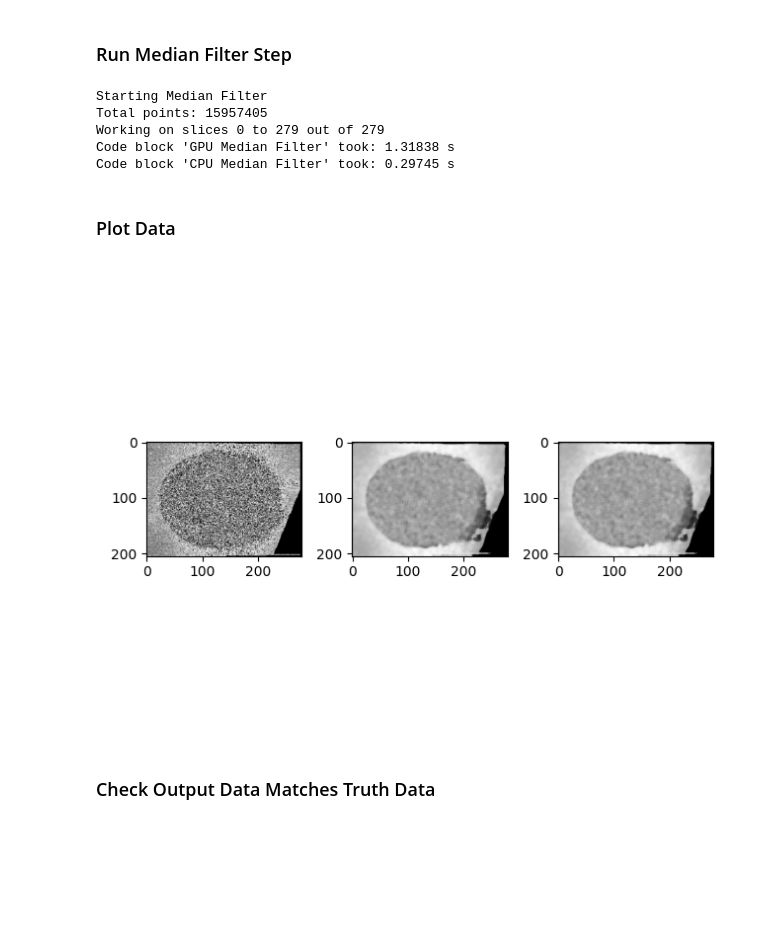
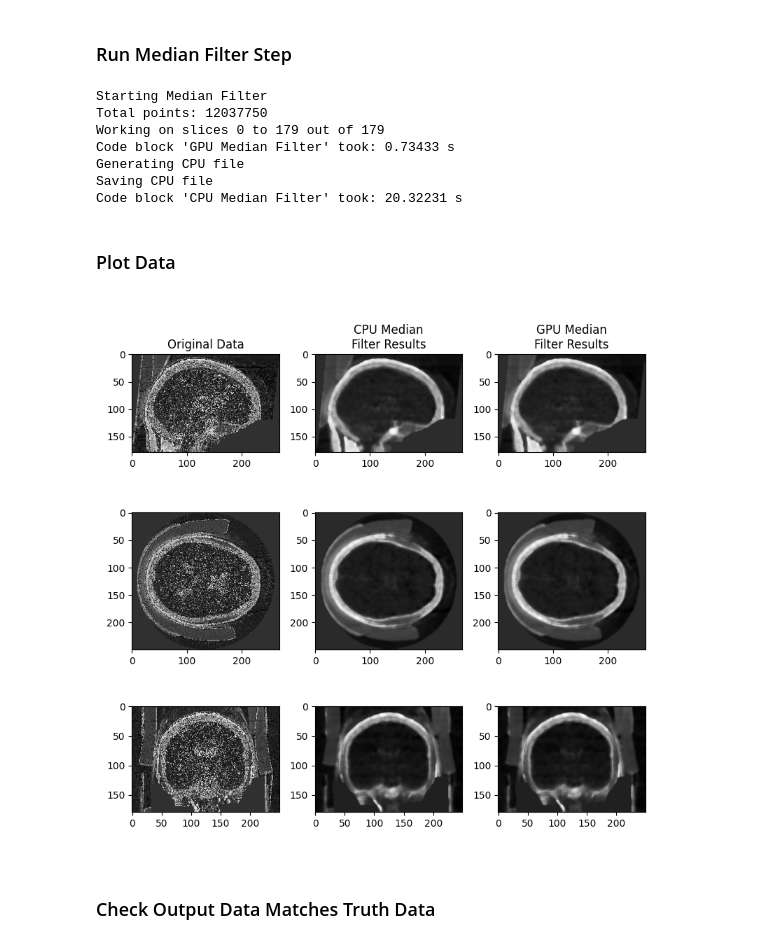
Before and after one commit to ProteusMRIgHIFU/BabelBrain, a Jupyter notebook: BabelBrain/GPUMedianFilter/testmedian.ipynb, the cells around one changed output. Cells and saved outputs as stored; diff of their text form; code cells hidden in the pictures; blank space fills up the shorter version.

```diff
--- a/BabelBrain/GPUMedianFilter/testmedian.ipynb
+++ b/BabelBrain/GPUMedianFilter/testmedian.ipynb
@@ -34,7 +43,7 @@ Selecting device:  gfx1030
 # %% [markdown]
 ### Load Input Data
 # %%
-fname = 'D:/acoreas/BabelBrain_Test_Data/SDR_0p55/T1W.nii.gz'
+fname = 'C:/Users/alanc/Documents/NeuroFUS/BabelBrain_Test_Data/SDR_0p55/CT.nii.gz'
 base_name,_ = os.path.splitext(os.path.splitext(fname)[0])
 nifti=nibabel.load(fname)
 data=np.ascontiguousarray(nifti.get_fdata().astype(np.uint8))
@@ -58,10 +91,18 @@ output_nifti = nifti1.Nifti1Image(output_data,T1W_affine_upscaled)
 # %% [markdown]
 ### Run Resample Step
 # %%
-resampled_fname = base_name + f"_{spatial_step}.nii.gz"
+# Set resample order and mode (default is 3 and 'constant')
+order = 0
+mode = 'constant' #'nearest'
+
+resampled_fname = base_name + f"_resampled_CPU_mode_{mode}_order_{order}_spatial_step_{spatial_step_text}.nii.gz"
 if os.path.exists(resampled_fname):
+    print('Reloading file')
     resampled_data = np.ascontiguousarray(nibabel.load(resampled_fname).get_fdata().astype(np.uint8))
 else:
-    resampled_nifti = processing.resample_from_to(nifti,output_nifti,mode='constant',order=0,cval=data.min()) # Truth method
+    print('Generating file')
+    resampled_nifti = processing.resample_from_to(nifti,output_nifti,mode=mode,order=order,cval=data.min()) # Truth method
+    print('Saving file')
     nibabel.save(resampled_nifti,resampled_fname)
+    print('Reloading file')
     resampled_data=np.ascontiguousarray(resampled_nifti.get_fdata().astype(np.uint8))
@@ -68,41 +111,67 @@ else:
 # %% [markdown]
 ### Run Median Filter Step
 # %%
+# Set median filter size
+sf=7
+
 with CodeTimer("GPU Median Filter", unit="s"):
-    data_mf_gpu=MedianFilter.MedianFilter(resampled_data,7,GPUBackend=GPUBackend)
+    data_median_filter_gpu=MedianFilter.MedianFilter(resampled_data,sf,GPUBackend=GPUBackend)
 
 with CodeTimer("CPU Median Filter", unit="s"):
-    mf_truth_fname = base_name + f"_mf_truth_{spatial_step}.nii.gz"
+    mf_truth_fname = base_name + f"_median_filter_CPU_mode_{mode}_order_{order}_size_{sf}_spatial_step_{spatial_step_text}.nii.gz"
     if os.path.exists(mf_truth_fname):
-        data_mf_cpu = nibabel.load(mf_truth_fname).get_fdata()
+        print("Reloading CPU file")
+        data_median_filter_cpu = nibabel.load(mf_truth_fname).get_fdata()
     else:
-        data_mf_cpu=median_filter(resampled_data,7)
-        nifti_mf_cpu = nibabel.Nifti1Image(data_mf_cpu,T1W_affine_upscaled)
+        print('Generating CPU file')
+        data_median_filter_cpu=median_filter(resampled_data,sf)
+        nifti_mf_cpu = nibabel.Nifti1Image(data_median_filter_cpu,affine_upscaled)
+        print('Saving CPU file')
         nibabel.save(nifti_mf_cpu,mf_truth_fname)
 
-if data_mf_gpu.size != data_mf_cpu.size:
-    print(f"Array sizes don't match: {data_mf_gpu.size} vs {data_mf_cpu.size}")
-if data_mf_gpu.size == 0:
+if data_median_filter_gpu.size != data_median_filter_cpu.size:
+    print(f"Array sizes don't match: {data_median_filter_gpu.size} vs {data_median_filter_cpu.size}")
+if data_median_filter_gpu.size == 0:
     print("Arrays are empty")
+if data_median_filter_gpu.size == data_median_filter_cpu.dtype:
+    print("Arrays have different dtypes, changing them to match")
+    data_median_filter_gpu.astype(data_median_filter_cpu.dtype)
 # %% [output]
 Starting Median Filter
-Total points: 15957405
-Working on slices 0 to 279 out of 279
-Code block 'GPU Median Filter' took: 1.31838 s
-Code block 'CPU Median Filter' took: 0.29745 s
+Total points: 12037750
+Working on slices 0 to 179 out of 179
+Code block 'GPU Median Filter' took: 0.73433 s
+Generating CPU file
+Saving CPU file
+Code block 'CPU Median Filter' took: 20.32231 s
 # %% [markdown]
 ### Plot Data
 # %%
-plt.figure()
-plt.subplot(1,3,1)
-plt.imshow(resampled_data[:,:,resampled_data.shape[2]//2], cmap='gray')
-plt.subplot(1,3,2)
-plt.imshow(data_mf_cpu[:,:,data_mf_cpu.shape[2]//2], cmap='gray')
-plt.subplot(1,3,3)
-plt.imshow(data_mf_gpu[:,:,data_mf_gpu.shape[2]//2], cmap='gray')
+fig, axs = plt.subplots(3, 3, figsize=(8, 8))
+
+slice_num = resampled_data.shape[0]//2
+axs[0,0].set_title("Original Data")
+axs[0,0].imshow(np.rot90(resampled_data[slice_num,:,:]), cmap='gray')
+axs[0,1].set_title("CPU Median\nFilter Results")
+axs[0,1].imshow(np.rot90(data_median_filter_cpu[slice_num,:,:]), cmap='gray')
+axs[0,2].set_title("GPU Median\nFilter Results")
+axs[0,2].imshow(np.rot90(data_median_filter_gpu[slice_num,:,:]), cmap='gray')
+
+slice_num = resampled_data.shape[2]//2
+axs[1,0].imshow(resampled_data[:,:,slice_num], cmap='gray')
+axs[1,1].imshow(data_median_filter_cpu[:,:,slice_num], cmap='gray')
+axs[1,2].imshow(data_median_filter_gpu[:,:,slice_num], cmap='gray')
+
+slice_num = resampled_data.shape[1]//2
+axs[2,0].imshow(np.rot90(resampled_data[:,slice_num,:]), cmap='gray')
+axs[2,1].imshow(np.rot90(data_median_filter_cpu[:,slice_num,:]), cmap='gray')
+axs[2,2].imshow(np.rot90(data_median_filter_gpu[:,slice_num,:]), cmap='gray')
+
+# Adjust plots
+plt.subplots_adjust(top=0.8,bottom=0.2,wspace=0.1, hspace=0)
 plt.tight_layout()
 # %% [output]
-[figure, old version]
+[figure, new version]
 # %% [markdown]
 ### Check Output Data Matches Truth Data
 # %%
```
Also changed, not shown: parts of 7 cells of this notebook, 20 other files.
